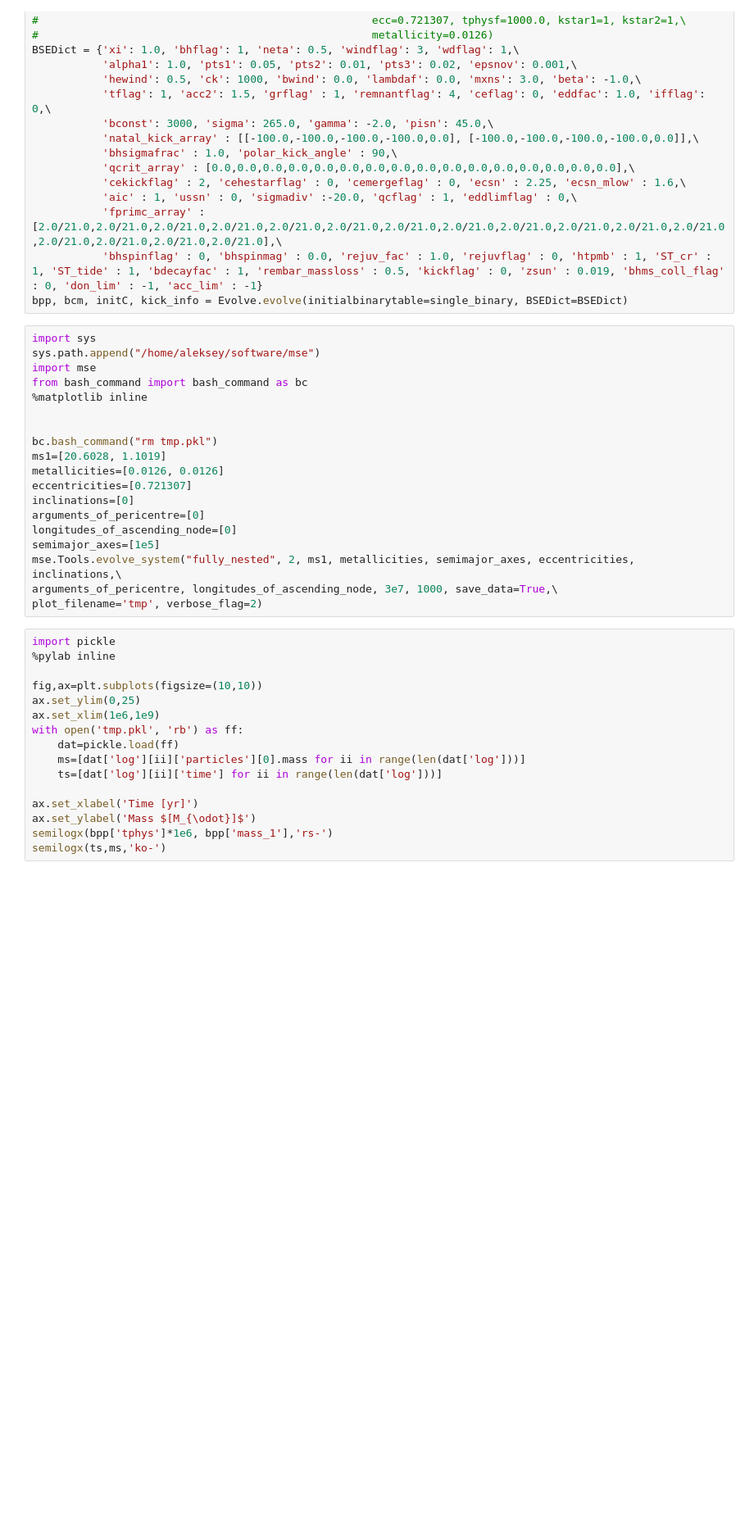
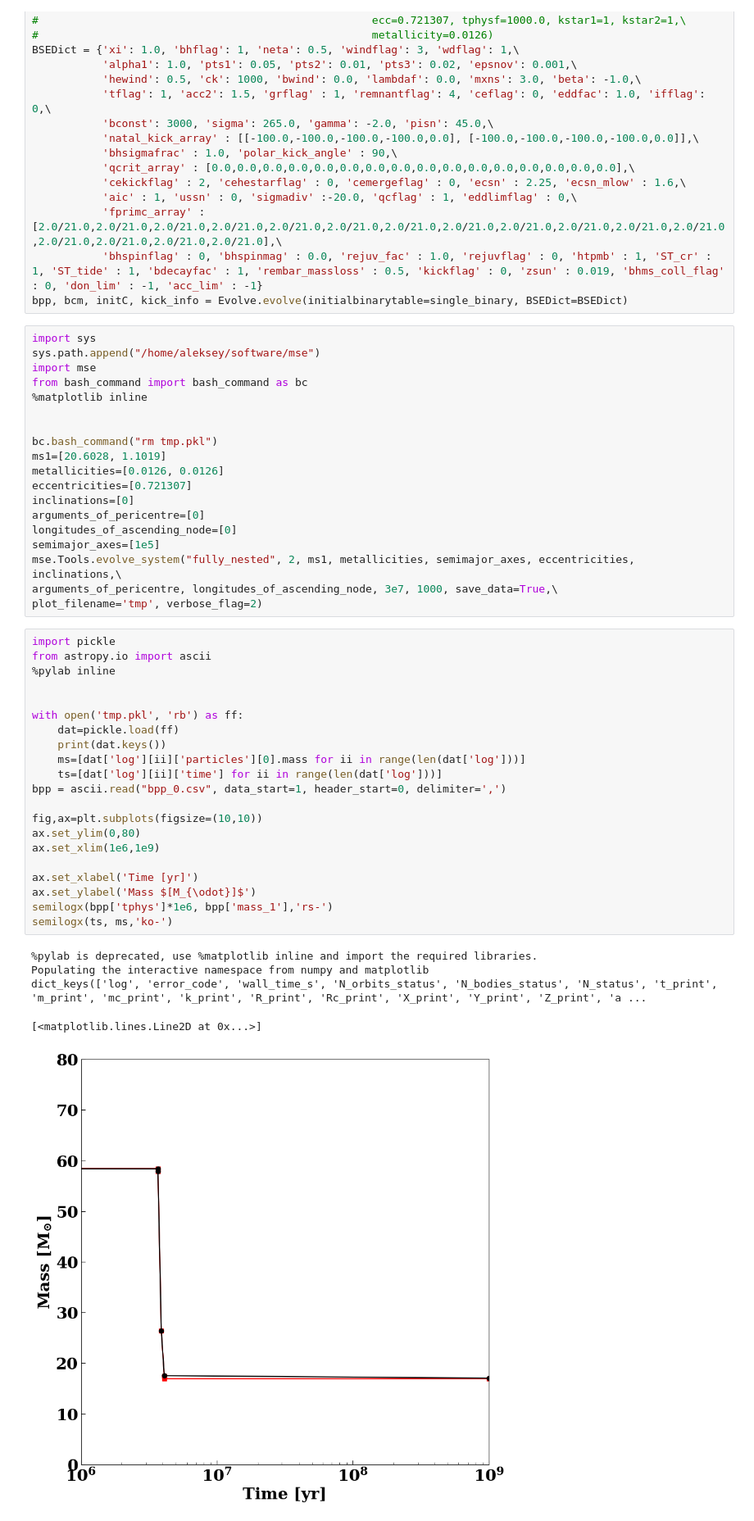
Before and after one commit to alekseygenerozov/mse, a Jupyter notebook: cosmic_mse_compare1.ipynb, the cells around one changed output. Shown at 82% size. Saved outputs shown, nothing was run; the diff lists cells and outputs as text; blank space fills up the shorter version.

```diff
--- a/cosmic_mse_compare1.ipynb
+++ b/cosmic_mse_compare1.ipynb
@@ -45,17 +45,28 @@ arguments_of_pericentre, longitudes_of_ascending_node, 3e7, 1000, save_data=True
 plot_filename='tmp', verbose_flag=2)
 # %%
 import pickle
+from astropy.io import ascii
 %pylab inline
 
-fig,ax=plt.subplots(figsize=(10,10))
-ax.set_ylim(0,25)
-ax.set_xlim(1e6,1e9)
+
 with open('tmp.pkl', 'rb') as ff:
     dat=pickle.load(ff)
+    print(dat.keys())
     ms=[dat['log'][ii]['particles'][0].mass for ii in range(len(dat['log']))]
     ts=[dat['log'][ii]['time'] for ii in range(len(dat['log']))]
+bpp = ascii.read("bpp_0.csv", data_start=1, header_start=0, delimiter=',')
+
+fig,ax=plt.subplots(figsize=(10,10))
+ax.set_ylim(0,80)
+ax.set_xlim(1e6,1e9)
 
 ax.set_xlabel('Time [yr]')
 ax.set_ylabel('Mass $[M_{\odot}]$')
 semilogx(bpp['tphys']*1e6, bpp['mass_1'],'rs-')
-semilogx(ts,ms,'ko-')
+semilogx(ts, ms,'ko-')
+# %% [output]
+%pylab is deprecated, use %matplotlib inline and import the required libraries.
+Populating the interactive namespace from numpy and matplotlib
+dict_keys(['log', 'error_code', 'wall_time_s', 'N_orbits_status', 'N_bodies_status', 'N_status', 't_print', 'm_print', 'mc_print', 'k_print', 'R_print', 'Rc_print', 'X_print', 'Y_print', 'Z_print', 'a ...
+[<matplotlib.lines.Line2D at 0x...>]
+[figure, added]
```
Also changed, not shown: parts of 17 cells of this notebook, 5 other files.
